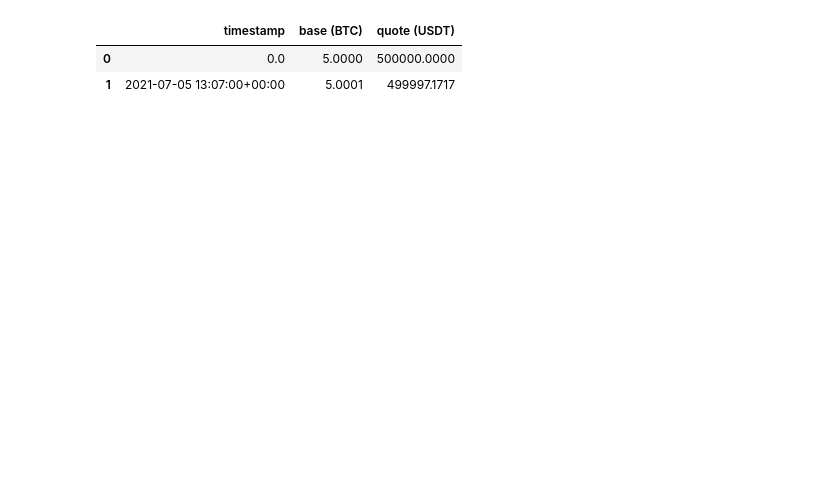
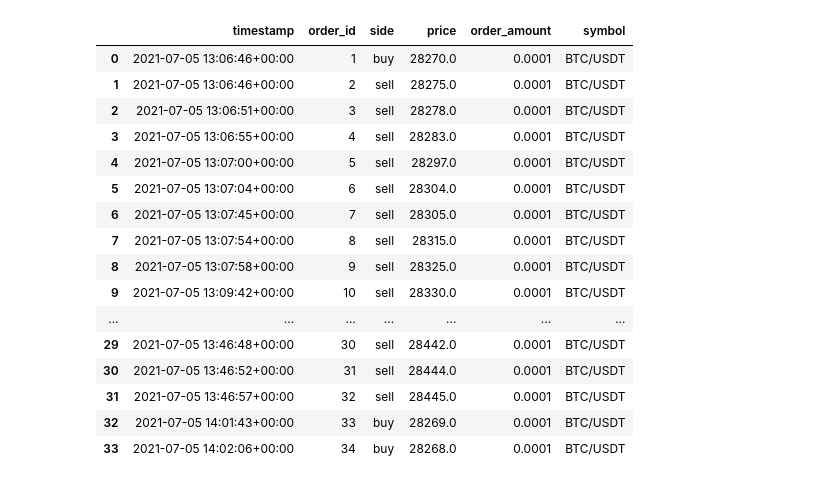
Before and after one commit to waldensanchez/Market-Making-Bot-Sample, a Jupyter notebook: v2 - Copy.ipynb, the cells around one changed output. Drawn from its saved outputs; the diff is of its cells as text; code cells hidden in the pictures; blank space fills up the shorter version.

```diff
--- a/v2 - Copy.ipynb
+++ b/v2 - Copy.ipynb
@@ -187,42 +146,77 @@ df_inventory
 # %%
 for period in range(2,len(df_bitfinex_tob)):
     for side_filled in ['ask','bid']:
-        filled = filled_volume(
+        filled = fn.filled_volume(
             size_variation = df_bitfinex_tob.iloc[period][side_filled+'_size'] - df_bitfinex_tob.iloc[period - 1][side_filled+'_size'],
             operation = side_filled,
-            price_variation = df_bitfinex_tob.iloc[period][side_filled] - df_orders[df_orders['side'] == names(side_filled)].iloc[-1]['price'],
+            price_variation = df_bitfinex_tob.iloc[period][side_filled] - df_orders[df_orders['side'] == fn.names(side_filled)].iloc[-1]['price'],
             constant_position_base = contracted_volume
         )
 
         if filled > 0:
             last_id_trades = df_trades.iloc[-1]['trade_id']
             passed_index_trades = df_trades.index[-1] + 1
-            execute_trade(
+            fn.execute_trade(
+                df_bitfinex_tob = df_bitfinex_tob,
+                df_trades = df_trades,
                 df_orders = df_orders,
                 side = side_filled,
                 i = period,
                 passed_index = passed_index_trades,
                 current_id = last_id_trades + 1,
                 traded_volume = filled,
-                trade_fee = platform_fee,
+                trade_fee = platform_fee
                 )
 
             # ---- Liquidity Pool Adjustment
             passed_index_inventory = df_inventory.index[-1] + 1
-            inventory(index_inventory = passed_index_inventory )
+            fn.inventory(
+                 index_inventory = passed_index_inventory,
+                 df_trades = df_trades,
+                 df_inventory = df_inventory
+                 )
+
+            if len(df_rebalance) == 0:
+                index_rebalance = 0
+            else:
+                index_rebalance = df_rebalance.index[-1] + 1
+            rebalance(
+                trade_fee = platform_fee,
+                rebalance_index = index_rebalance,
+                df_inventory = df_inventory,
+                df_rebalance = df_rebalance,
+                df_trades = df_trades
+                )
             # ----
 
             last_id_orders = df_orders.iloc[-1]['order_id']
             passed_index_orders = df_orders.index[-1] + 1
-            place_order(
+            fn.place_order(
                 i = period,
+                df_bitfinex_tob = df_bitfinex_tob,
+                df_orders = df_orders,
                 passed_index = passed_index_orders,
                 side = side_filled,
                 current_id = last_id_orders + 1,
                 amount = contracted_volume
                 )
-df_inventory
-# %% [output]
-|  | timestamp | base (BTC) | quote (USDT) |
-| 0 | 0.0 | 5.0000 | 500000.0000 |
-| 1 | 2021-07-05 13:07:00+00:00 | 5.0001 | 499997.1717 |
+# %%
+df_orders
+# %% [output]
+|  | timestamp | order_id | side | price | order_amount | symbol |
+| 0 | 2021-07-05 13:06:46+00:00 | 1 | buy | 28270.0 | 0.0001 | BTC/USDT |
+| 1 | 2021-07-05 13:06:46+00:00 | 2 | sell | 28275.0 | 0.0001 | BTC/USDT |
+| 2 | 2021-07-05 13:06:51+00:00 | 3 | sell | 28278.0 | 0.0001 | BTC/USDT |
+| 3 | 2021-07-05 13:06:55+00:00 | 4 | sell | 28283.0 | 0.0001 | BTC/USDT |
+| 4 | 2021-07-05 13:07:00+00:00 | 5 | sell | 28297.0 | 0.0001 | BTC/USDT |
+| 5 | 2021-07-05 13:07:04+00:00 | 6 | sell | 28304.0 | 0.0001 | BTC/USDT |
+| 6 | 2021-07-05 13:07:45+00:00 | 7 | sell | 28305.0 | 0.0001 | BTC/USDT |
+| 7 | 2021-07-05 13:07:54+00:00 | 8 | sell | 28315.0 | 0.0001 | BTC/USDT |
+| 8 | 2021-07-05 13:07:58+00:00 | 9 | sell | 28325.0 | 0.0001 | BTC/USDT |
+| 9 | 2021-07-05 13:09:42+00:00 | 10 | sell | 28330.0 | 0.0001 | BTC/USDT |
+| ... | ... | ... | ... | ... | ... | ... |
+| 29 | 2021-07-05 13:46:48+00:00 | 30 | sell | 28442.0 | 0.0001 | BTC/USDT |
+| 30 | 2021-07-05 13:46:52+00:00 | 31 | sell | 28444.0 | 0.0001 | BTC/USDT |
+| 31 | 2021-07-05 13:46:57+00:00 | 32 | sell | 28445.0 | 0.0001 | BTC/USDT |
+| 32 | 2021-07-05 14:01:43+00:00 | 33 | buy | 28269.0 | 0.0001 | BTC/USDT |
+| 33 | 2021-07-05 14:02:06+00:00 | 34 | buy | 28268.0 | 0.0001 | BTC/USDT |
```
Also changed, not shown: parts of 8 cells of this notebook.
